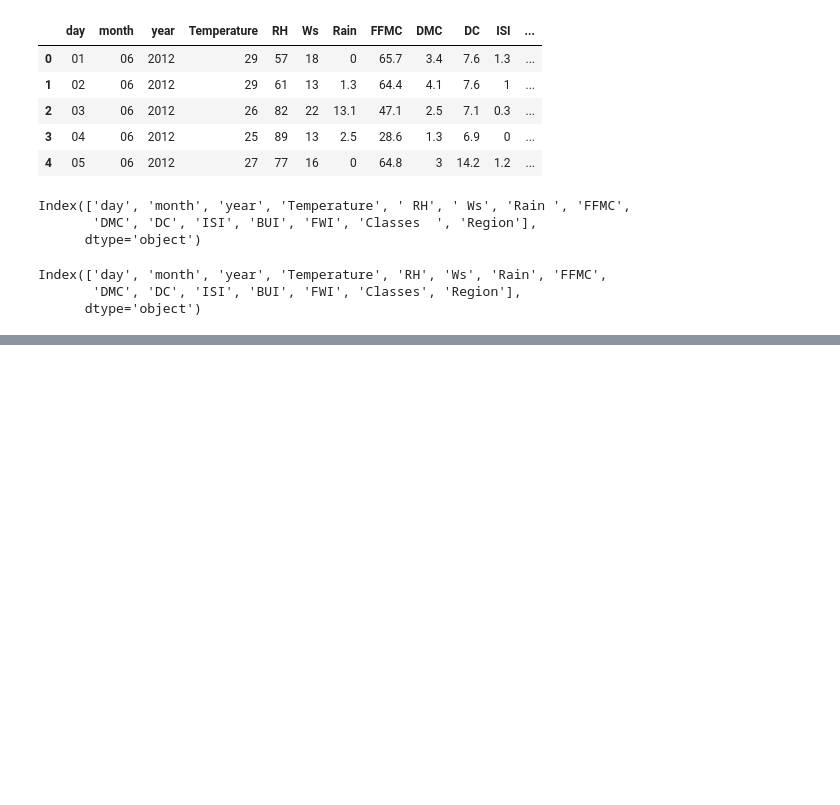
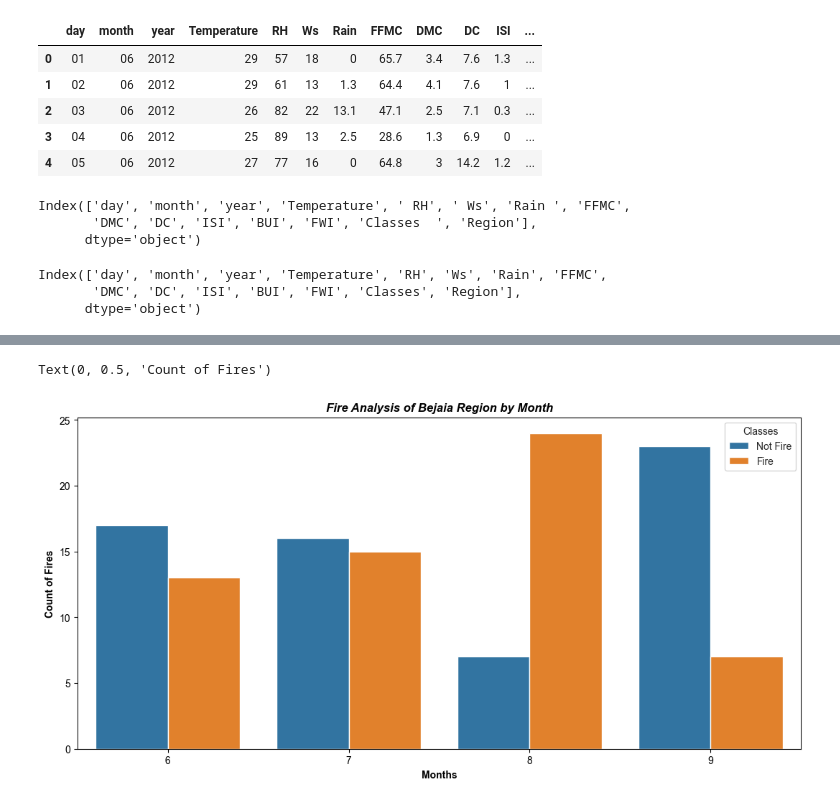
Before and after one commit to santhipsengottuvel/Ridge_Lasso_and_ElasticNet_Regression_Project, a Jupyter notebook: EDA.ipynb, the cells around one changed output, grey strips where cells are left out. Cells and saved outputs as stored; diff of their text form; code cells hidden in the pictures; blank space fills up the shorter version.

```diff
--- a/EDA.ipynb
+++ b/EDA.ipynb
@@ -170,0 +367,11 @@ Index(['day', 'month', 'year', 'Temperature', 'RH', 'Ws', 'Rain', 'FFMC',
+# %%
+## Countplot to visualize fire analysis based on months for Bejaia Region
+plt.subplots(figsize=(13,6))
+sns.set_style('whitegrid')
+sns.countplot(data=df_region1,hue='Classes',x='month')
+plt.title("Fire Analysis of Bejaia Region by Month",weight='bold',style='italic')
+plt.xlabel("Months",weight='bold')
+plt.ylabel("Count of Fires",weight='bold')
+# %% [output]
+Text(0, 0.5, 'Count of Fires')
+[figure, added]
```
Also changed, not shown: parts of 38 cells of this notebook, 1 other file.
